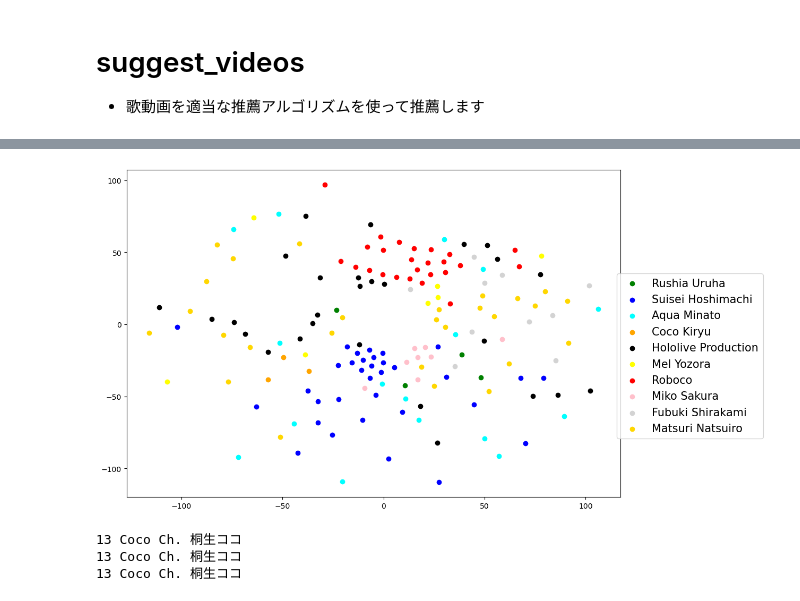
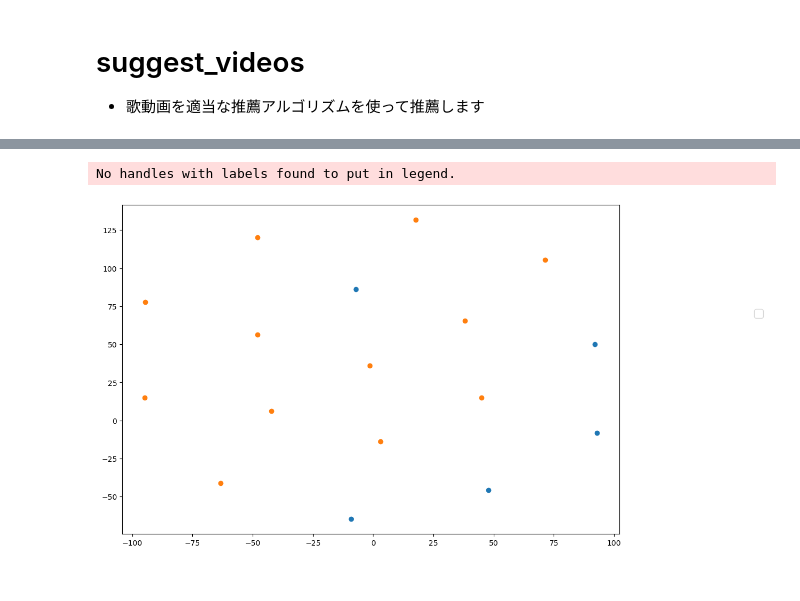
Before and after one commit to ShinkaiTomomichi/YoutubeAPI_Sample, a Jupyter notebook: suggest_videos.ipynb, the cells around one changed output, grey strips where cells are left out. Cells and saved outputs as stored; diff of their text form; code cells hidden in the pictures.

```diff
--- a/suggest_videos.ipynb
+++ b/suggest_videos.ipynb
@@ -130,6 +130,6 @@ KeyError: "['CommentIds, index'] not found in axis"
 # %%
 # IDを数値に変換したファイルを読み込む
-holo_comments = pd.read_csv('output/train/holo_comments_modified.csv', index_col=0)
-print("全動画数:", holo_comments.shape[0])
-holo_comments.head(50)
+comments = pd.read_csv('output/train/'+file_select+'/comments_modified.csv', index_col=0)
+print("全動画数:", comments.shape[0])
+comments.head(3)
 # %% [output]
@@ -154,15 +141,15 @@ holo_comments.head(50)
 # %%
-comment_ids_modified = np.array(holo_comments['CommentIdsModified'])
+comment_ids_modified = np.array(comments['CommentIdsModified'])
 comment_id_max = 0
-for i, row in holo_comments.iterrows():
+for i, row in comments.iterrows():
     comment_ids = np.array(comment_ids_modified[i].split(','))
     comment_ids = comment_ids.astype(int)
     if comment_id_max < np.max(comment_ids):
         comment_id_max = np.max(comment_ids)+1
 
-X_modified = np.zeros((holo_comments.shape[0], comment_id_max))
-for i, row in holo_comments.iterrows():
+X = np.zeros((comments.shape[0], comment_id_max))
+for i, row in comments.iterrows():
     comment_ids = np.array(comment_ids_modified[i].split(','))
     comment_ids = comment_ids.astype(int)
-    X_modified[i][comment_ids] = 1
+    X[i][comment_ids] = 1
 # %% [markdown]
@@ -192,7 +175,12 @@ HTML(output_html(holo_comments, top_n=3))
 # %%
+# 自分のお気に入りの動画を指定する（ID指定）
+histories = [5, 10]
+# 182. 【歌ってみた】グッバイ宣言 / 潤羽るしあ cover
+# 219. うっせぇわ／天音かなた＆常闇トワ(Cover)
+
 # historyの動画の一件のコメントした人を取得
-titles = np.array(holo_comments['Title'])
-channels = np.array(holo_comments['ChannelModified'])
+titles = np.array(comments['Title'])
+channels = np.array(comments['ChannelModified'])
 
 # 推薦動画の取り出し
 # 単純に再生数（コメント数）が多い動画が引っかかっている気も？
@@ -202,15 +190,15 @@ for history in histories:
     users_id = np.where(X_modified[history]==1)[0]
     users = X_modified.T[users_id]
     users_sum = np.sum(users, axis=0)
-    # rankingする
+    # ランキングする
     ranking = np.argsort(users_sum)[::-1]
     same_channel = 0
     print('オススメの動画')
-    for rank in ranking[:15]:
+    for rank in ranking[1:4]:
         if channels[rank] == channels[history]:
             same_channel += 1
         print(rank, titles[rank])
-    print('同じチャンネルの動画数 :', same_channel)
+#     print('同じチャンネルの動画数 :', same_channel)
     print('')
 # %% [output]
 閲覧した動画
@@ -272,29 +250,22 @@ HTML(output_html_recommend(holo_comments, recommend_ids2))
 # %%
 # t-sneでチャンネルごとに可視化
 tsne = TSNE(n_components=2, random_state = 0, perplexity = 30, n_iter = 1000)
 X_embedded = tsne.fit_transform(X_modified)
 
 ddf = pd.DataFrame(X_embedded, columns = ['col1', 'col2'])
-channels = np.array(holo_comments['ChannelModified'])
+channels = np.array(comments['ChannelModified'])
 
 scat_x, scat_y = np.array(ddf['col1']), np.array(ddf['col2'])
-channel_names = ['Rushia Uruha', 'Suisei Hoshimachi', 'Aqua Minato', 'Coco Kiryu', 'Hololive Production', 'Mel Yozora', 'Roboco', 'Miko Sakura', 'Fubuki Shirakami', 'Matsuri Natsuiro']
-colors =  ["g", "b", "aqua", "orange", "k", "yellow", "red", "pink", "lightgray", "gold"]
+# channel_names = ['Rushia Uruha', 'Suisei Hoshimachi', 'Aqua Minato', 'Coco Kiryu', 'Hololive Production', 'Mel Yozora', 'Roboco', 'Miko Sakura', 'Fubuki Shirakami', 'Matsuri Natsuiro']
+# colors =  ["g", "b", "aqua", "orange", "k", "yellow", "red", "pink", "lightgray", "gold"]
 plt.figure(figsize = (12, 8))
-for i in range(10, 20):
-    # color=colors[i]
-    plt.scatter(scat_x[channels==i], scat_y[channels==i], label=channel_names[i-10], color=colors[i-10])
+for i in range(2):
+    # plt.scatter(scat_x[channels==i], scat_y[channels==i], label=channel_names[i], color=colors[i])
+    plt.scatter(scat_x[channels==i], scat_y[channels==i])
 plt.legend(loc='upper right',
            bbox_to_anchor=(1.3, 0.7, 0, 0),
            fontsize=15)
 plt.show()
 # %% [output]
+No handles with labels found to put in legend.
-[figure, old version]
+[figure, new version]
-# %%
-for i, row in holo_comments.iterrows():
-    if row['ChannelModified'] == 13:
-        print(row['ChannelModified'], row['Channel'])
-# %% [output]
-13 Coco Ch. 桐生ココ
-13 Coco Ch. 桐生ココ
-13 Coco Ch. 桐生ココ
```
Also changed, not shown: parts of 15 cells of this notebook, 1 other file.
